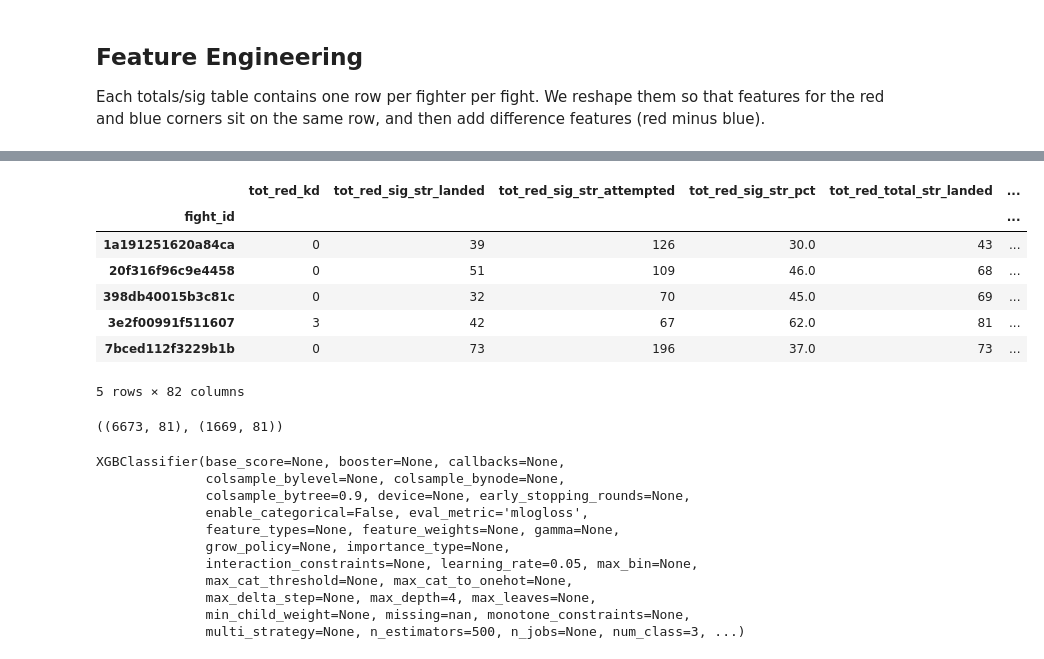
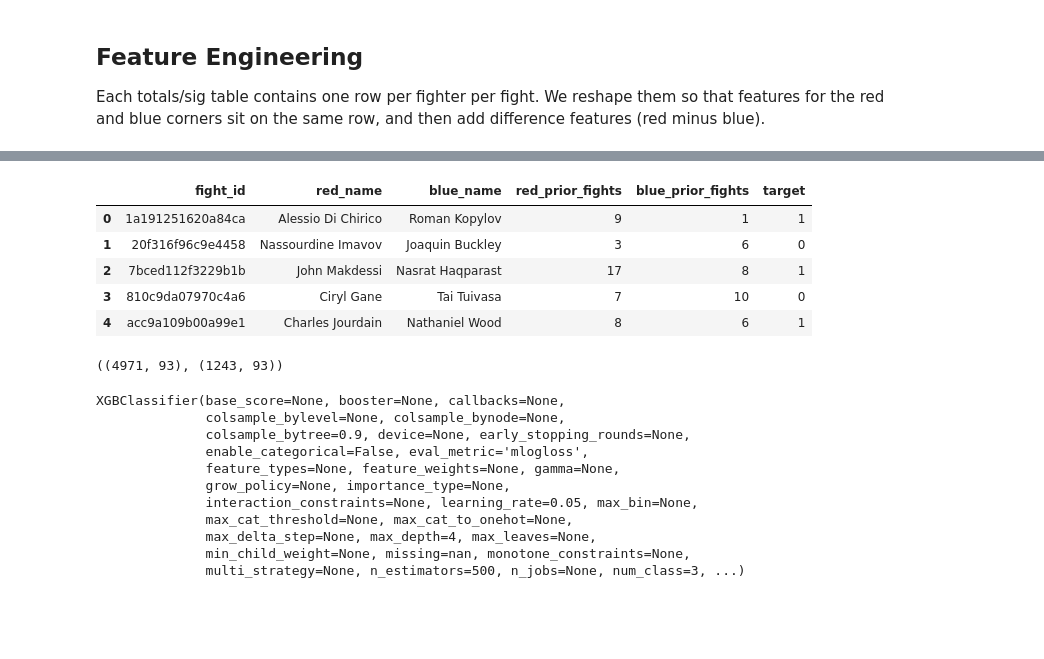
Before and after one commit to acee3/UFCPredictor, a Jupyter notebook: train_xgboost_model.ipynb, the cells around one changed output, grey strips where cells are left out. Cells and saved outputs as stored; diff of their text form; code cells hidden in the pictures; blank space fills up the shorter version.

Commit message:
Updated the model to predict outcomes before fights happen and able to predict future events

```diff
--- a/train_xgboost_model.ipynb
+++ b/train_xgboost_model.ipynb
@@ -101,14 +46,0 @@ features.head()
-# %%
-
-diff_features = {}
-for col in features.columns:
-    if "_red_" in col:
-        blue_col = col.replace("_red_", "_blue_")
-        if blue_col in features.columns:
-            diff_name = col.replace("_red_", "_diff_")
-            diff_features[diff_name] = features[col] - features[blue_col]
-
-diff_df = pd.DataFrame(diff_features)
-feature_matrix = pd.concat([features, diff_df], axis=1)
-
-feature_matrix.head()
@@ -124,44 +225,47 @@ feature_matrix.head()
 # %%
 
+matchups_all = fights_df[['fight_id', 'event_id', 'event_date', 'red_id', 'blue_id', 'red_name', 'blue_name']].copy()
+training_features = build_matchup_features(matchups_all, require_history=True)
+
+outcome_cols = fights[['fight_id', 'red_result', 'blue_result']]
+train_df = training_features.merge(outcome_cols, on='fight_id', how='left')
+
 def map_outcome(row: pd.Series) -> int | None:
-    red = (row.get("red_result") or "").strip().upper()
-    blue = (row.get("blue_result") or "").strip().upper()
-    if red.startswith("W"):
+    red = (row.get('red_result') or '').strip().upper()
+    blue = (row.get('blue_result') or '').strip().upper()
+    if red.startswith('W'):
         return 0  # red win
-    if blue.startswith("W"):
+    if blue.startswith('W'):
         return 1  # blue win
-    if red.startswith("D") or blue.startswith("D"):
-        return 2  # draw
-    if "NC" in red or "NC" in blue:
+    if red.startswith('D') or blue.startswith('D'):
+        return 2
+    if 'NC' in red or 'NC' in blue:
         return 2
     return None
 
-fights["target"] = fights.apply(map_outcome, axis=1)
-targets = fights.set_index("fight_id")["target"]
-dataset = feature_matrix.join(targets, how="inner")
-dataset = dataset.dropna(subset=["target"]).copy()
-dataset.head()
+train_df['target'] = train_df.apply(map_outcome, axis=1)
+train_df = train_df.dropna(subset=['target']).reset_index(drop=True)
+train_df[['fight_id', 'red_name', 'blue_name', 'red_prior_fights', 'blue_prior_fights', 'target']].head()
 # %% [output]
-|  | tot_red_kd | tot_red_sig_str_landed | tot_red_sig_str_attempted | tot_red_sig_str_pct | tot_red_total_str_landed | ... |
-| fight_id |  |  |  |  |  | ... |
-| 1a191251620a84ca | 0 | 39 | 126 | 30.0 | 43 | ... |
-| 20f316f96c9e4458 | 0 | 51 | 109 | 46.0 | 68 | ... |
-| 398db40015b3c81c | 0 | 32 | 70 | 45.0 | 69 | ... |
-| 3e2f00991f511607 | 3 | 42 | 67 | 62.0 | 81 | ... |
-| 7bced112f3229b1b | 0 | 73 | 196 | 37.0 | 73 | ... |
+|  | fight_id | red_name | blue_name | red_prior_fights | blue_prior_fights | target |
+| 0 | 1a191251620a84ca | Alessio Di Chirico | Roman Kopylov | 9 | 1 | 1 |
+| 1 | 20f316f96c9e4458 | Nassourdine Imavov | Joaquin Buckley | 3 | 6 | 0 |
+| 2 | 7bced112f3229b1b | John Makdessi | Nasrat Haqparast | 17 | 8 | 1 |
+| 3 | 810c9da07970c4a6 | Ciryl Gane | Tai Tuivasa | 7 | 10 | 0 |
+| 4 | acc9a109b00a99e1 | Charles Jourdain | Nathaniel Wood | 8 | 6 | 1 |
-5 rows × 82 columns
 # %%
 
-X = dataset.drop(columns=["target"])
-y = dataset["target"].astype(int)
+feature_base = train_df.drop(columns=['target', 'red_result', 'blue_result'])
+X_all, FEATURE_COLUMNS = prepare_feature_matrix(feature_base)
+y = train_df['target'].astype(int)
 
 X_train, X_test, y_train, y_test = train_test_split(
-    X, y, test_size=0.2, random_state=42, stratify=y
+    X_all, y, test_size=0.2, random_state=42, stratify=y
 )
 
 X_train.shape, X_test.shape
 # %% [output]
-((6673, 81), (1669, 81))
+((4971, 93), (1243, 93))
 # %%
 
 model = XGBClassifier(
```
Also changed, not shown: parts of 10 cells of this notebook.
